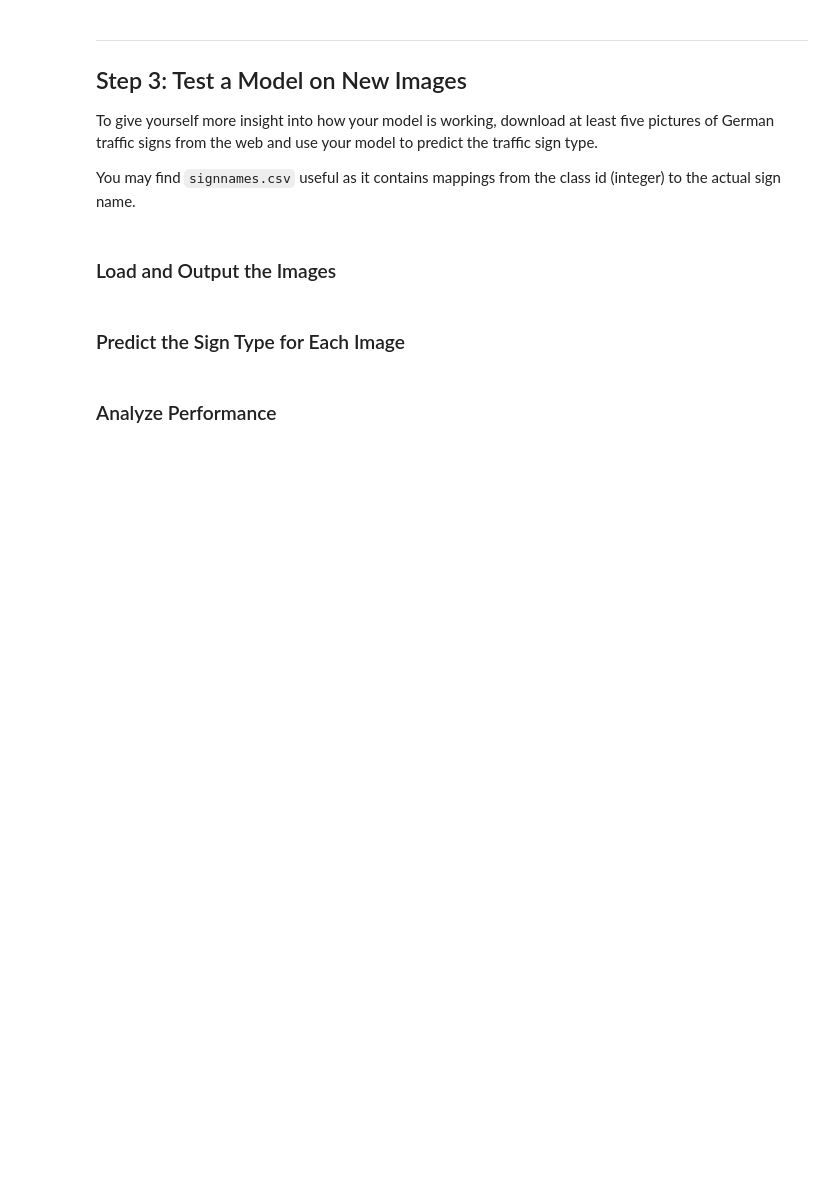
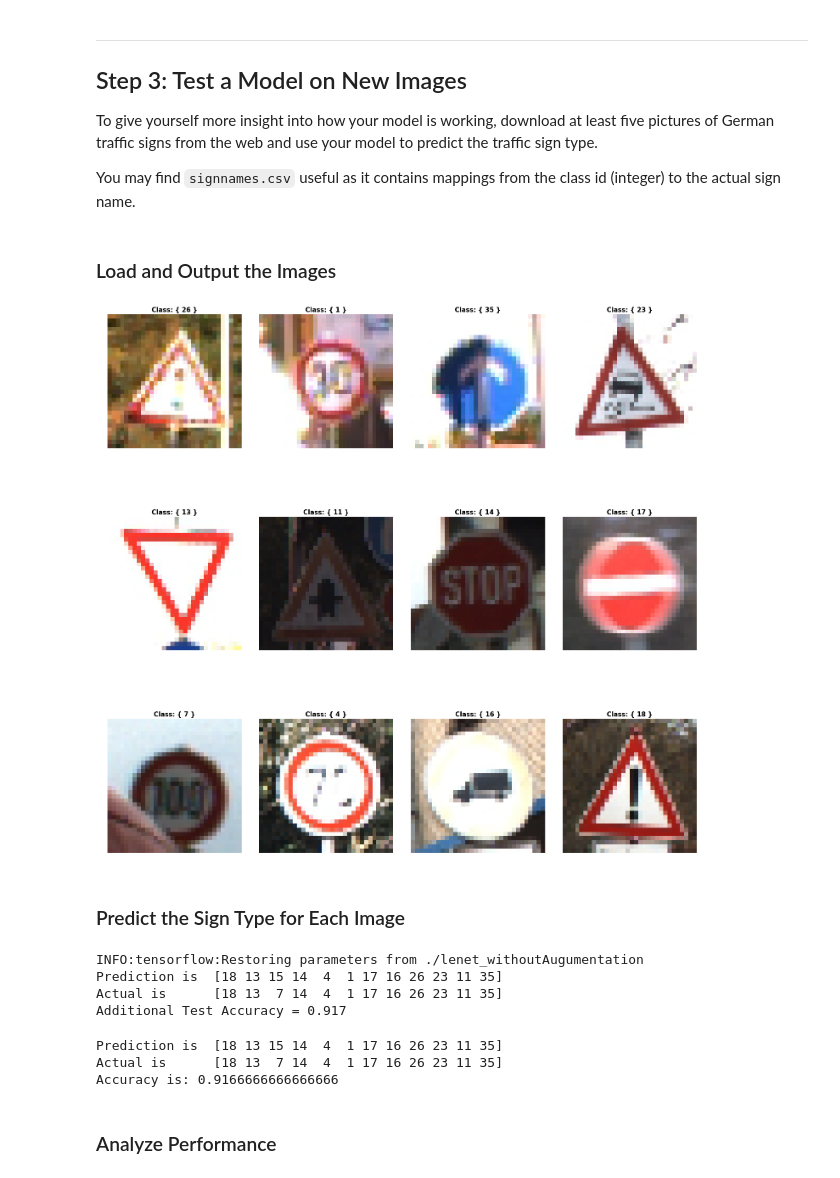
Before and after one commit to WangDaMME/Autonomous-Driving-Nanodegree, a Jupyter notebook: P3-Traffic Sign Classifier/Traffic_Sign_Classifier.ipynb, the cells around one changed output. Saved outputs shown, nothing was run; the diff lists cells and outputs as text; code cells hidden in the pictures; blank space fills up the shorter version.

```diff
--- a/P3-Traffic Sign Classifier/Traffic_Sign_Classifier.ipynb
+++ b/P3-Traffic Sign Classifier/Traffic_Sign_Classifier.ipynb
@@ -702,50 +787,76 @@ import matplotlib.image as mpimg
 import cv2
 import re
 
 new_test_images_path = glob('../CarND-Traffic-Sign-Classifier-Project/New_Image_Dataset/*')
 
 new_test_images=[]
 Y_Add_testdata=[]
 for image in new_test_images_path:
     img=mpimg.imread(image)
     img=cv2.resize(img,(32,32)) # interplation default: Inter_linear
     label=re.findall('\/New_Image_Dataset\/([0-9]{2})\_',image)[0]
     label.split('\'')
     Y_Add_testdata.append(int(label))
     new_test_images.append(img)
     # print(img.shape)    -- # (80,80,3)
 #plt.imshow(new_test_images[0])
 
 X_Add_testdata=np.asarray(new_test_images)
 Y_Add_testdata=np.asanyarray(Y_Add_testdata) #ndim=1
 #print(type(Y_Add_testdata),Y_Add_testdata.shape)
 #Y_Add_testdata=np.array([4,23,11,26,  7,14,2,17,  40, 35,16, 18, 22,28,13,12,]) #  labels of additional test set
 
 # Plot Each type of Sign
-figure, axs = plt.subplots(4,4, figsize=(20,20))
+figure, axs = plt.subplots(3,4, figsize=(20,20))
 plt.tight_layout()
 n=0
 for id in range(len(new_test_images)):
         axs[n//4,n%4].set_title('Class: { %d }'%Y_Add_testdata[id],fontsize='15',fontweight='bold')
         axs[n//4,n%4].imshow(new_test_images[id])
         axs[n//4,n%4].axis('off')
         n+=1
+plt.savefig('../CarND-Traffic-Sign-Classifier-Project/saved_image/New_Imported_Images.png')
+# %% [output]
+[figure, added]
 # %% [markdown]
 ### Predict the Sign Type for Each Image
 # %%
 ### Run the predictions here and use the model to output the prediction for each image.
 ### Make sure to pre-process the images with the same pre-processing pipeline used earlier.
 ### Feel free to use as many code cells as needed.
+
+# Normalization
+
+X_Add_testdata=Gray_Normalzied(X_Add_testdata)
+
 X_Add_testdata, Y_Add_testdata = shuffle(X_Add_testdata, Y_Add_testdata)
 
 
 with tf.Session() as sess:
-    saver.restore(sess,tf.train.latest_checkpoint('.'))
+    # sess.run(tf.global_variables_initializer())
+    saver.restore(sess,tf.train.latest_checkpoint('.'))  # saver.restore(sess,'./lenet.meta)
     prediction = sess.run(tf.argmax(logits, 1), feed_dict={x: X_Add_testdata})
     print("Prediction is ", prediction)
-    print("Actual is ", Y_Add_testdata)
+    print("Actual is     ", Y_Add_testdata)
     Add_test_accuracy = evaluate(X_Add_testdata, Y_Add_testdata)
     print("Additional Test Accuracy = {:.3f}".format(Add_test_accuracy))
+# %% [output]
+INFO:tensorflow:Restoring parameters from ./lenet_withoutAugumentation
+Prediction is  [18 13 15 14  4  1 17 16 26 23 11 35]
+Actual is      [18 13  7 14  4  1 17 16 26 23 11 35]
+Additional Test Accuracy = 0.917
+# %%
+print("Prediction is ", prediction)
+print("Actual is     ", Y_Add_testdata)
+count=0
+for i in range(len(Y_Add_testdata)):
+    if prediction[i]!=Y_Add_testdata[i]:
+        count+=1
+print("Accuracy is: %s"% (1-count/len(Y_Add_testdata)))
+# %% [output]
+Prediction is  [18 13 15 14  4  1 17 16 26 23 11 35]
+Actual is      [18 13  7 14  4  1 17 16 26 23 11 35]
+Accuracy is: 0.9166666666666666
 # %% [markdown]
 ### Analyze Performance
 # %%
```
Also changed, not shown: parts of 18 cells of this notebook.
